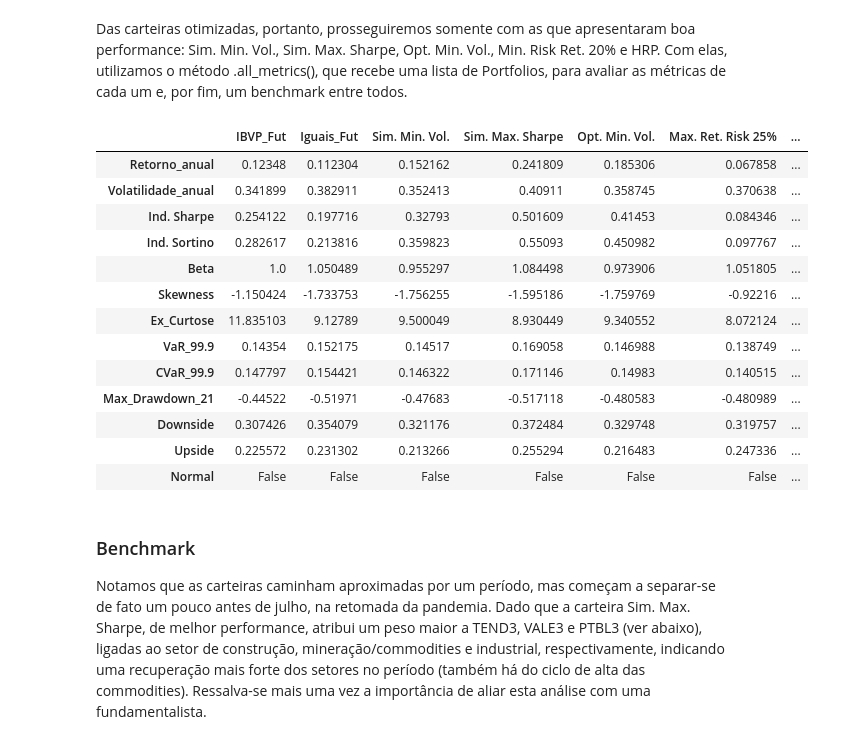
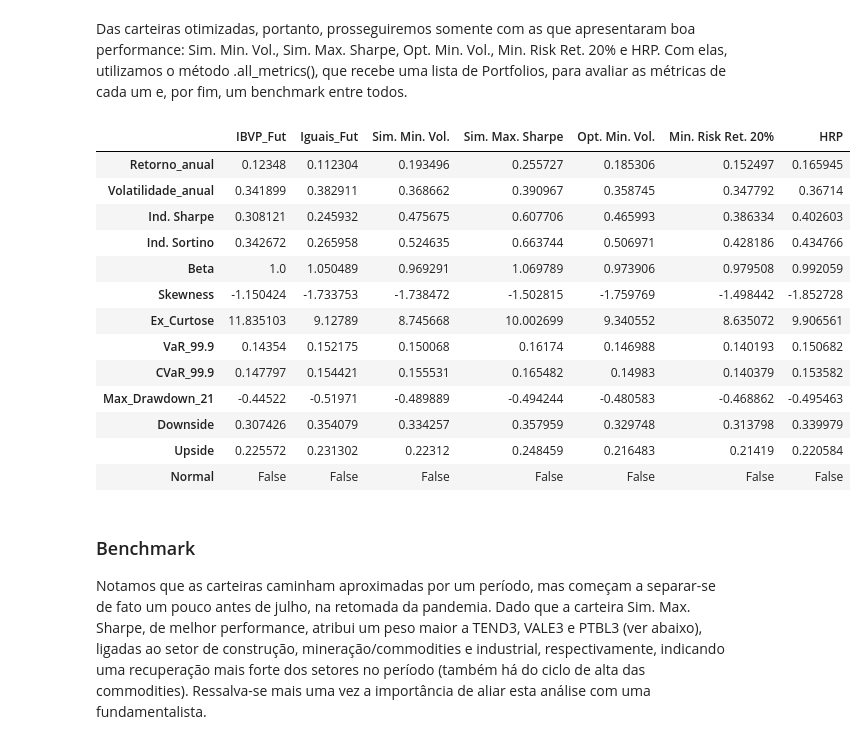
Before and after one commit to savimf/main_portfolio, a Jupyter notebook: comp_random_opt/comparison_random_opt.ipynb, the cells around one changed output. Cells and saved outputs as stored; diff of their text form; code cells hidden in the pictures.

```diff
--- a/comp_random_opt/comparison_random_opt.ipynb
+++ b/comp_random_opt/comparison_random_opt.ipynb
@@ -274,13 +281,13 @@ aux.plot_lines_sns(acoes_past.rol_drawdown(window=window, is_number=False), titl
 Como o download do bvsp é por outro método da biblioteca do investing.com, este não está implementado na classe Portfolio---ainda. Por isso, primeiro baixamos os dados da forma usual, para depois criarmos um objeto Portfolio vazio e o complementarmos.
 # %%
 # baixando os dados
-ibvp_past = aux.ibvp(start_past_dt, end_past_dt)
+# ibvp_past = aux.ibvp(start_past_dt, end_past_dt)
 
 # armazenando em disco
 # jl.dump(ibvp_past, 'past/ibvp_past.pkl')
 
 # carregando-o e transformando em Portfolio
-# ibvp_past = jl.load('past/ibvp_past.pkl')
+ibvp_past = jl.load('past/ibvp_past.pkl')
 
 ibvp_past_pf = Portfolio('IBVP_Past', ['IBVP'])
 ibvp_past_pf.prices = ibvp_past
@@ -306,7 +313,7 @@ acoes_past.benchmark([ibvp_past_pf], plot_in='sns')
 [figure]
 # %%
 # taxa livre de risco - valor médio da Selic no período
-selic_a_past = aux.selic(start_past_dt, end_past_dt, 'a', is_number=True)
+selic_a_past = aux.selic(start_past_dt, end_past_dt, is_number=True, period='a')
 
 # jl.dump(selic_a_past, 'past/selic_a_past.pkl')
 # selic_a_past = jl.load('past/selic_a_past.pkl')
@@ -612,7 +626,7 @@ acoes_fut.benchmark([ibvp_fut_pf], plot_in='sns')
 # %% [output]
 [figure]
 # %%
-selic_a_fut = aux.selic(start_fut_dt, end_fut_dt, 'a', is_number=True)
+selic_a_fut = aux.selic(start_fut_dt, end_fut_dt, is_number=True, period='a')
 
 # jl.dump(selic_a_fut, 'future/selic_a_fut.pkl')
 # selic_a_fut = jl.load('future/selic_a_fut.pkl')
@@ -1264,32 +1275,31 @@ Das carteiras otimizadas, portanto, prosseguiremos somente com as que apresentar
 # %%
 port_comparison = [
     ibvp_fut_pf, acoes_fut, acoes_sim_min_vol,
     acoes_sim_max_sp, acoes_opt_min_vol,
-    acoes_max_ret_risk, acoes_min_risk_ret,
-    acoes_hrp
+    acoes_min_risk_ret, acoes_hrp
 ]
 
 Portfolio.all_metrics(
     portfolios=port_comparison,
     risk_free_rate=selic_a_fut,
     window=21,
     benchmark=ibvp_fut_pf
 )
 # %% [output]
-|  | IBVP_Fut | Iguais_Fut | Sim. Min. Vol. | Sim. Max. Sharpe | Opt. Min. Vol. | Max. Ret. Risk 25% | ... |
-| Retorno_anual | 0.12348 | 0.112304 | 0.152162 | 0.241809 | 0.185306 | 0.067858 | ... |
-| Volatilidade_anual | 0.341899 | 0.382911 | 0.352413 | 0.40911 | 0.358745 | 0.370638 | ... |
-| Ind. Sharpe | 0.254122 | 0.197716 | 0.32793 | 0.501609 | 0.41453 | 0.084346 | ... |
-| Ind. Sortino | 0.282617 | 0.213816 | 0.359823 | 0.55093 | 0.450982 | 0.097767 | ... |
-| Beta | 1.0 | 1.050489 | 0.955297 | 1.084498 | 0.973906 | 1.051805 | ... |
-| Skewness | -1.150424 | -1.733753 | -1.756255 | -1.595186 | -1.759769 | -0.92216 | ... |
-| Ex_Curtose | 11.835103 | 9.12789 | 9.500049 | 8.930449 | 9.340552 | 8.072124 | ... |
-| VaR_99.9 | 0.14354 | 0.152175 | 0.14517 | 0.169058 | 0.146988 | 0.138749 | ... |
-| CVaR_99.9 | 0.147797 | 0.154421 | 0.146322 | 0.171146 | 0.14983 | 0.140515 | ... |
-| Max_Drawdown_21 | -0.44522 | -0.51971 | -0.47683 | -0.517118 | -0.480583 | -0.480989 | ... |
-| Downside | 0.307426 | 0.354079 | 0.321176 | 0.372484 | 0.329748 | 0.319757 | ... |
-| Upside | 0.225572 | 0.231302 | 0.213266 | 0.255294 | 0.216483 | 0.247336 | ... |
-| Normal | False | False | False | False | False | False | ... |
+|  | IBVP_Fut | Iguais_Fut | Sim. Min. Vol. | Sim. Max. Sharpe | Opt. Min. Vol. | Min. Risk Ret. 20% | HRP |
+| Retorno_anual | 0.12348 | 0.112304 | 0.193496 | 0.255727 | 0.185306 | 0.152497 | 0.165945 |
+| Volatilidade_anual | 0.341899 | 0.382911 | 0.368662 | 0.390967 | 0.358745 | 0.347792 | 0.36714 |
+| Ind. Sharpe | 0.308121 | 0.245932 | 0.475675 | 0.607706 | 0.465993 | 0.386334 | 0.402603 |
+| Ind. Sortino | 0.342672 | 0.265958 | 0.524635 | 0.663744 | 0.506971 | 0.428186 | 0.434766 |
+| Beta | 1.0 | 1.050489 | 0.969291 | 1.069789 | 0.973906 | 0.979508 | 0.992059 |
+| Skewness | -1.150424 | -1.733753 | -1.738472 | -1.502815 | -1.759769 | -1.498442 | -1.852728 |
+| Ex_Curtose | 11.835103 | 9.12789 | 8.745668 | 10.002699 | 9.340552 | 8.635072 | 9.906561 |
+| VaR_99.9 | 0.14354 | 0.152175 | 0.150068 | 0.16174 | 0.146988 | 0.140193 | 0.150682 |
+| CVaR_99.9 | 0.147797 | 0.154421 | 0.155531 | 0.165482 | 0.14983 | 0.140379 | 0.153582 |
+| Max_Drawdown_21 | -0.44522 | -0.51971 | -0.489889 | -0.494244 | -0.480583 | -0.468862 | -0.495463 |
+| Downside | 0.307426 | 0.354079 | 0.334257 | 0.357959 | 0.329748 | 0.313798 | 0.339979 |
+| Upside | 0.225572 | 0.231302 | 0.22312 | 0.248459 | 0.216483 | 0.21419 | 0.220584 |
+| Normal | False | False | False | False | False | False | False |
 # %% [markdown]
 ### Benchmark
 Notamos que as carteiras caminham aproximadas por um período, mas começam a separar-se de fato um pouco antes de julho, na retomada da pandemia. Dado que a carteira Sim. Max. Sharpe, de melhor performance, atribui um peso maior a TEND3, VALE3 e PTBL3 (ver abaixo), ligadas ao setor de construção, mineração/commodities e industrial, respectivamente, indicando uma recuperação mais forte dos setores no período (também há do ciclo de alta das commodities). Ressalva-se mais uma vez a importância de aliar esta análise com uma fundamentalista.
```
Also changed, not shown: parts of 33 cells of this notebook, 2 other files.
